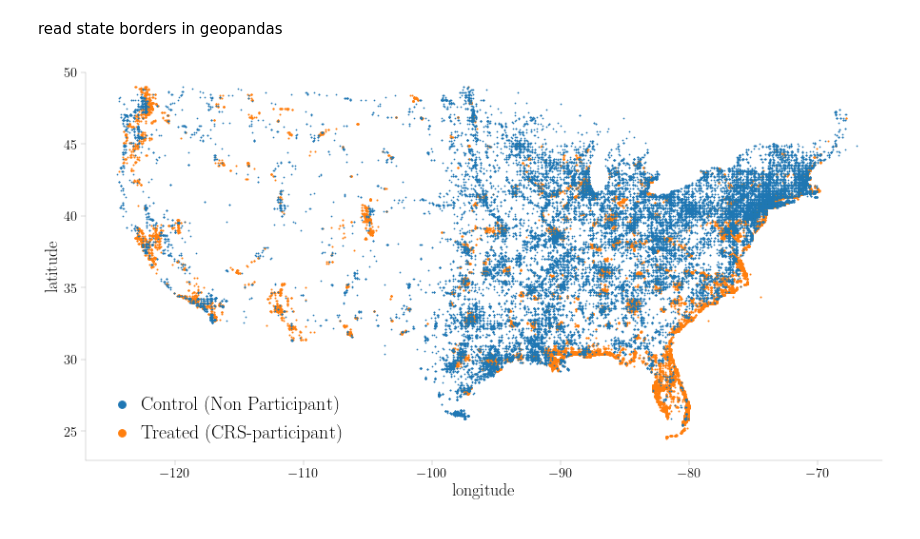
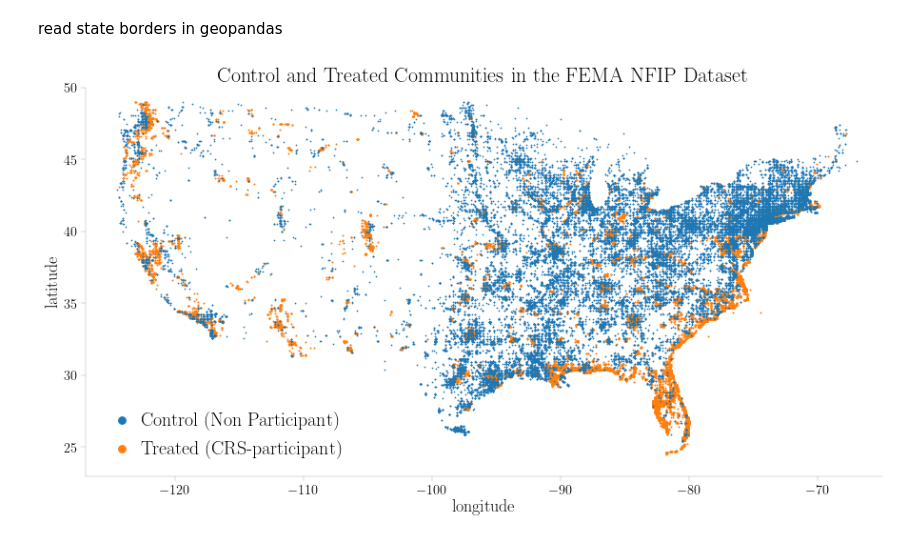
Before and after one commit to changhoonhahn/causalCRS, a Jupyter notebook: nb/compile_data/dataset_map.ipynb, the cells around one changed output. Drawn from its saved outputs; the diff is of its cells as text; code cells hidden in the pictures.

Commit message:
edits to legends and title

```diff
--- a/nb/compile_data/dataset_map.ipynb
+++ b/nb/compile_data/dataset_map.ipynb
@@ -49,30 +49,32 @@ states = geopandas.read_file('../../dat/usa-states-census-2014.shp')
 # %%
 xlim = (-127, -65)
 ylim = (23, 50)
 
 fig = plt.figure(figsize=(15,7.5))
 sub = fig.add_subplot(111)
 
 sub.scatter(data['longitude'][treat], data['latitude'][treat], c='C1', s=1, rasterized=True)
 sub.scatter(data['longitude'][control], data['latitude'][control], c='C0', s=0.5, rasterized=True)
 sub.set_xlabel('longitude', fontsize=18)
 sub.set_ylabel('latitude', fontsize=18)
 sub.set_xlim(xlim)
 sub.set_ylim(ylim)
 #sub.axis('off')
 sub.scatter([], [], c='C0', s=60, label='Control (Non Participant)')
 sub.scatter([], [], c='C1', s=60, label='Treated (CRS-participant)')
 sub.legend(loc='lower left', handletextpad=0, fontsize=20)
 
 sub.spines['top'].set_linewidth(0)
 sub.spines['right'].set_linewidth(0)
 sub.spines['bottom'].set_linewidth(0.3)
 sub.spines['left'].set_linewidth(0.3)
 sub.spines['bottom'].set_color('gray')
 sub.spines['left'].set_color('gray')
 sub.tick_params(width=0.3, color='gray')
 
+sub.set_title('Control and Treated Communities in the FEMA NFIP Dataset', fontsize=22)
+
 fig.subplots_adjust(hspace=0)
 fig.savefig('map1.pdf', bbox_inches='tight')
 # %% [output]
-[figure, old version]
+[figure, new version]
```
Also changed, not shown: 1 other file.
